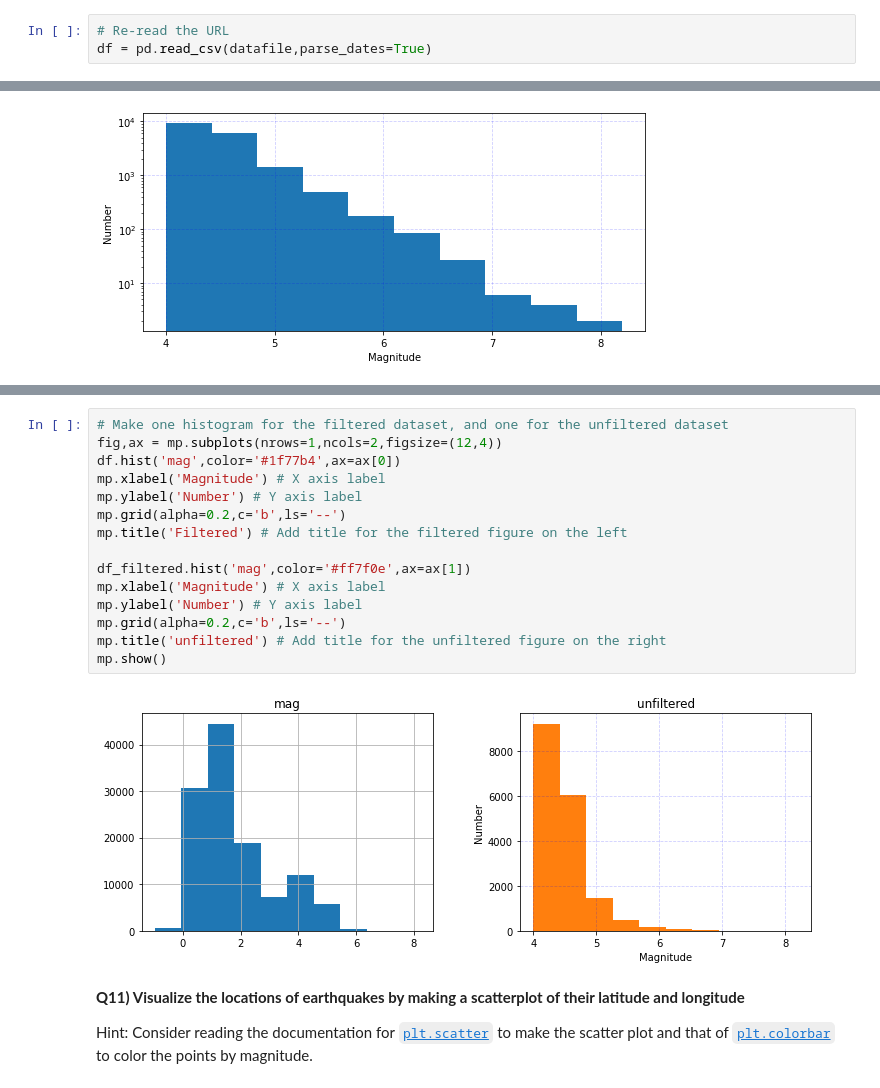
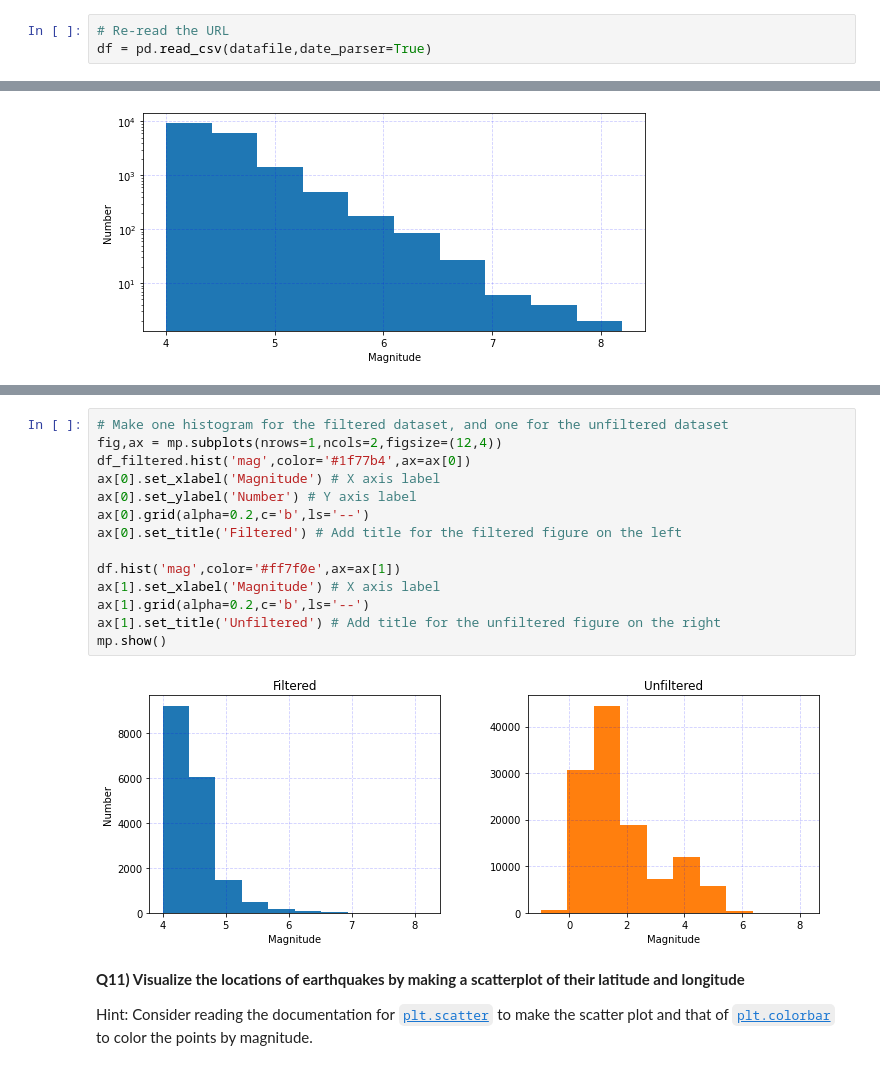
Before and after one commit to fredlardet/2022_Intro_Python, a Jupyter notebook: Exercises/W3_S1.ipynb, the cells around one changed output, grey strips where cells are left out. Cells and saved outputs as stored; diff of their text form.

```diff
--- a/Exercises/W3_S1.ipynb
+++ b/Exercises/W3_S1.ipynb
@@ -112,7 +114,7 @@ Hint: The documentation for `.read_csv()` function is [here](https://pandas.pyda
 ![aaaaa3.jpg](embedded-picture-1)
 # %%
 # Re-read the URL
-df = pd.read_csv(datafile,parse_dates=True)
+df = pd.read_csv(datafile,date_parser=True)
 # %%
 # Use the `head` function to check that it worked
 df.head(5)
@@ -326,20 +328,19 @@ mp.yscale('log')
 # %%
 # Make one histogram for the filtered dataset, and one for the unfiltered dataset
 fig,ax = mp.subplots(nrows=1,ncols=2,figsize=(12,4))
-df.hist('mag',color='#1f77b4',ax=ax[0])
-mp.xlabel('Magnitude') # X axis label
-mp.ylabel('Number') # Y axis label
-mp.grid(alpha=0.2,c='b',ls='--')
-mp.title('Filtered') # Add title for the filtered figure on the left
+df_filtered.hist('mag',color='#1f77b4',ax=ax[0])
+ax[0].set_xlabel('Magnitude') # X axis label
+ax[0].set_ylabel('Number') # Y axis label
+ax[0].grid(alpha=0.2,c='b',ls='--')
+ax[0].set_title('Filtered') # Add title for the filtered figure on the left
 
-df_filtered.hist('mag',color='#ff7f0e',ax=ax[1])
-mp.xlabel('Magnitude') # X axis label
-mp.ylabel('Number') # Y axis label
-mp.grid(alpha=0.2,c='b',ls='--')
-mp.title('unfiltered') # Add title for the unfiltered figure on the right
+df.hist('mag',color='#ff7f0e',ax=ax[1])
+ax[1].set_xlabel('Magnitude') # X axis label
+ax[1].grid(alpha=0.2,c='b',ls='--')
+ax[1].set_title('Unfiltered') # Add title for the unfiltered figure on the right
 mp.show()
 # %% [output]
-[figure, old version]
+[figure, new version]
 # %% [markdown]
 **Q11) Visualize the locations of earthquakes by making a scatterplot of their latitude and longitude**
 
```
Also changed, not shown: parts of 2 cells of this notebook.
